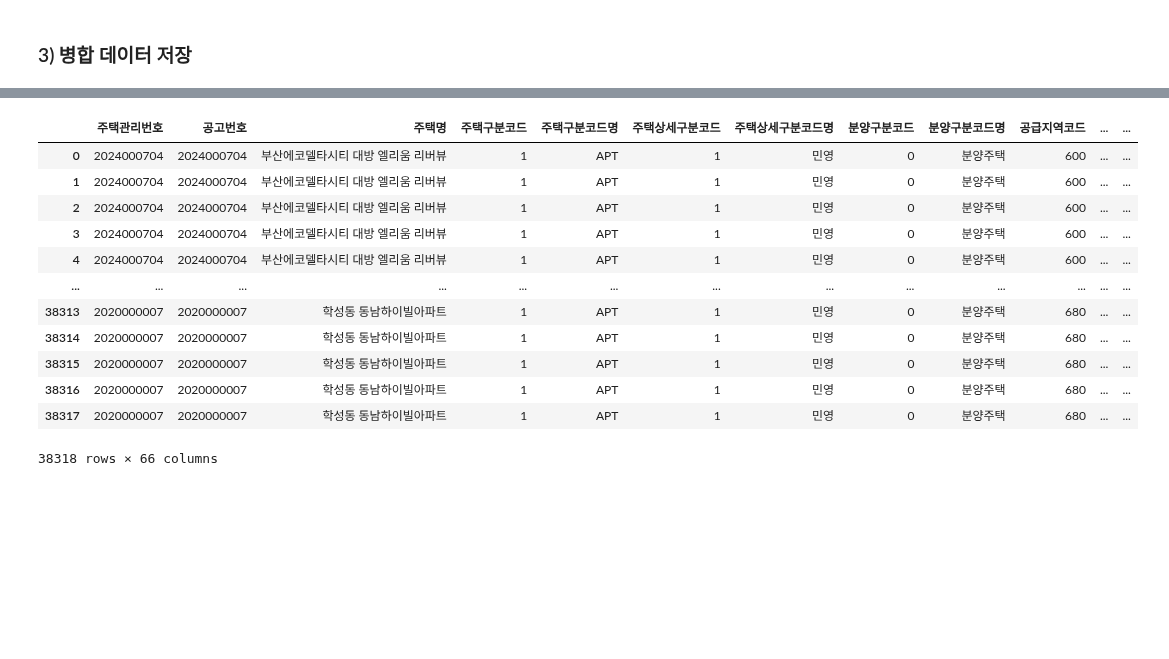
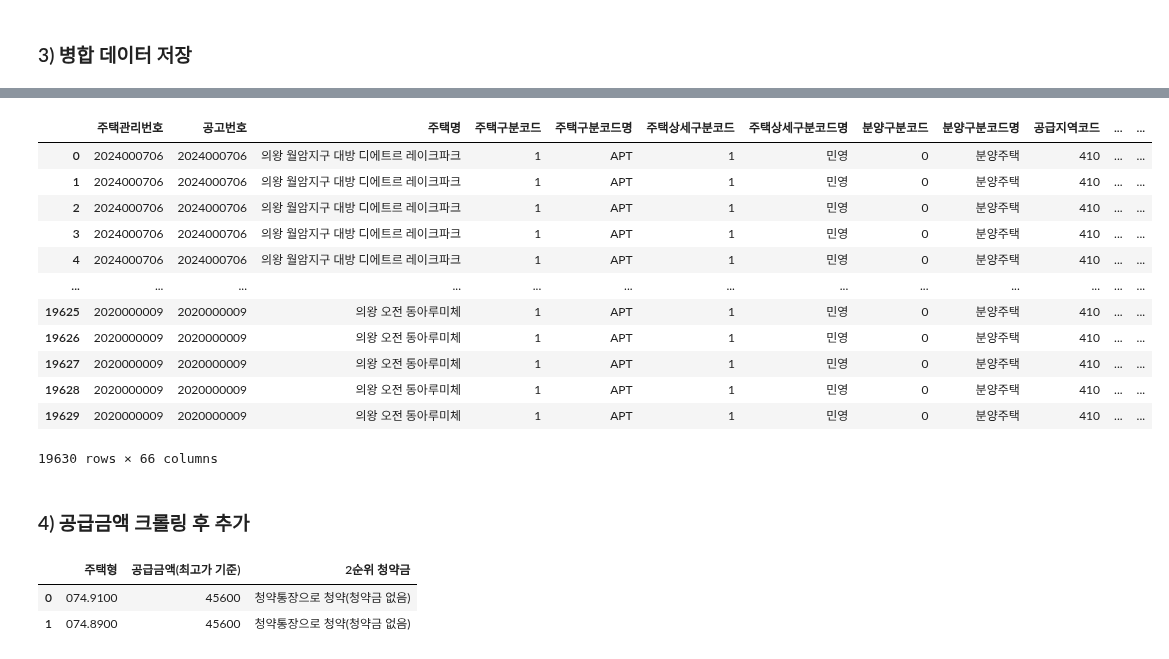
Before and after one commit to choikwangil95/HKToss-MLOps-Proejct, a Jupyter notebook: src/datasets/data_merged.ipynb, the cells around one changed output, grey strips where cells are left out. Saved outputs shown, nothing was run; the diff lists cells and outputs as text; code cells hidden in the pictures; blank space fills up the shorter version.

Commit message:
청약매물 공급금액 데이터 추가

```diff
--- a/src/datasets/data_merged.ipynb
+++ b/src/datasets/data_merged.ipynb
@@ -251,17 +253,20 @@ df_estate_list.to_csv('병합_청약매물_목록_정보.csv', index=False, enco
 # %%
 df_estate_list_merged = pd.read_csv('병합_청약매물_목록_정보.csv', encoding='cp949')
+df_estate_list_merged = df_estate_list_merged[df_estate_list_merged['공급지역명'].isin(['서울', '경기', '인천'])].reset_index(drop=True)
 df_estate_list_merged
 # %% [output]
 |  | 주택관리번호 | 공고번호 | 주택명 | 주택구분코드 | 주택구분코드명 | 주택상세구분코드 | 주택상세구분코드명 | 분양구분코드 | 분양구분코드명 | 공급지역코드 | ... | ... |
-| 0 | 2024000704 | 2024000704 | 부산에코델타시티 대방 엘리움 리버뷰 | 1 | APT | 1 | 민영 | 0 | 분양주택 | 600 | ... | ... |
-| 1 | 2024000704 | 2024000704 | 부산에코델타시티 대방 엘리움 리버뷰 | 1 | APT | 1 | 민영 | 0 | 분양주택 | 600 | ... | ... |
-| 2 | 2024000704 | 2024000704 | 부산에코델타시티 대방 엘리움 리버뷰 | 1 | APT | 1 | 민영 | 0 | 분양주택 | 600 | ... | ... |
-| 3 | 2024000704 | 2024000704 | 부산에코델타시티 대방 엘리움 리버뷰 | 1 | APT | 1 | 민영 | 0 | 분양주택 | 600 | ... | ... |
-| 4 | 2024000704 | 2024000704 | 부산에코델타시티 대방 엘리움 리버뷰 | 1 | APT | 1 | 민영 | 0 | 분양주택 | 600 | ... | ... |
+| 0 | 2024000706 | 2024000706 | 의왕 월암지구 대방 디에트르 레이크파크 | 1 | APT | 1 | 민영 | 0 | 분양주택 | 410 | ... | ... |
+| 1 | 2024000706 | 2024000706 | 의왕 월암지구 대방 디에트르 레이크파크 | 1 | APT | 1 | 민영 | 0 | 분양주택 | 410 | ... | ... |
+| 2 | 2024000706 | 2024000706 | 의왕 월암지구 대방 디에트르 레이크파크 | 1 | APT | 1 | 민영 | 0 | 분양주택 | 410 | ... | ... |
+| 3 | 2024000706 | 2024000706 | 의왕 월암지구 대방 디에트르 레이크파크 | 1 | APT | 1 | 민영 | 0 | 분양주택 | 410 | ... | ... |
+| 4 | 2024000706 | 2024000706 | 의왕 월암지구 대방 디에트르 레이크파크 | 1 | APT | 1 | 민영 | 0 | 분양주택 | 410 | ... | ... |
 | ... | ... | ... | ... | ... | ... | ... | ... | ... | ... | ... | ... | ... |
-| 38313 | 2020000007 | 2020000007 | 학성동 동남하이빌아파트 | 1 | APT | 1 | 민영 | 0 | 분양주택 | 680 | ... | ... |
-| 38314 | 2020000007 | 2020000007 | 학성동 동남하이빌아파트 | 1 | APT | 1 | 민영 | 0 | 분양주택 | 680 | ... | ... |
-| 38315 | 2020000007 | 2020000007 | 학성동 동남하이빌아파트 | 1 | APT | 1 | 민영 | 0 | 분양주택 | 680 | ... | ... |
-| 38316 | 2020000007 | 2020000007 | 학성동 동남하이빌아파트 | 1 | APT | 1 | 민영 | 0 | 분양주택 | 680 | ... | ... |
-| 38317 | 2020000007 | 2020000007 | 학성동 동남하이빌아파트 | 1 | APT | 1 | 민영 | 0 | 분양주택 | 680 | ... | ... |
+| 19625 | 2020000009 | 2020000009 | 의왕 오전 동아루미체 | 1 | APT | 1 | 민영 | 0 | 분양주택 | 410 | ... | ... |
+| 19626 | 2020000009 | 2020000009 | 의왕 오전 동아루미체 | 1 | APT | 1 | 민영 | 0 | 분양주택 | 410 | ... | ... |
+| 19627 | 2020000009 | 2020000009 | 의왕 오전 동아루미체 | 1 | APT | 1 | 민영 | 0 | 분양주택 | 410 | ... | ... |
+| 19628 | 2020000009 | 2020000009 | 의왕 오전 동아루미체 | 1 | APT | 1 | 민영 | 0 | 분양주택 | 410 | ... | ... |
+| 19629 | 2020000009 | 2020000009 | 의왕 오전 동아루미체 | 1 | APT | 1 | 민영 | 0 | 분양주택 | 410 | ... | ... |
-38318 rows × 66 columns
+19630 rows × 66 columns
+# %% [markdown]
+### 4) 공급금액 크롤링 후 추가
@@ -267,0 +277,29 @@ df_estate_list_merged
+# %%
+def get_estate_price(estate_id):
+    query = f'houseManageNo={estate_id}&pblancNo={estate_id}'
+    URL = f'https://www.applyhome.co.kr/ai/aia/selectAPTLttotPblancDetail.do?{query}'
+
+    headers = {
+        'User-Agent': 'Mozilla/5.0 (Windows NT 10.0; Win64; x64) AppleWebKit/537.36 (KHTML, like Gecko) Chrome/58.0.3029.110 Safari/537.3'
+    }
+
+    response = requests.get(URL, headers=headers)
+    response.content
+
+    # BeautifulSoup으로 HTML 파싱
+    soup = BeautifulSoup(response.content, 'lxml')
+
+    # 테이블 찾기
+    table = soup.findAll('table')[-2]
+
+    # DataFrame 생성
+    df = pd.read_html(str(table), converters={0:str, 1:str, 2:str})[0]
+
+    return df
+
+df_estate_price = get_estate_price(2020000009)
+df_estate_price
+# %% [output]
+|  | 주택형 | 공급금액(최고가 기준) | 2순위 청약금 |
+| 0 | 074.9100 | 45600 | 청약통장으로 청약(청약금 없음) |
+| 1 | 074.8900 | 45600 | 청약통장으로 청약(청약금 없음) |
```
Also changed, not shown: parts of 6 cells of this notebook, 2 other files.
